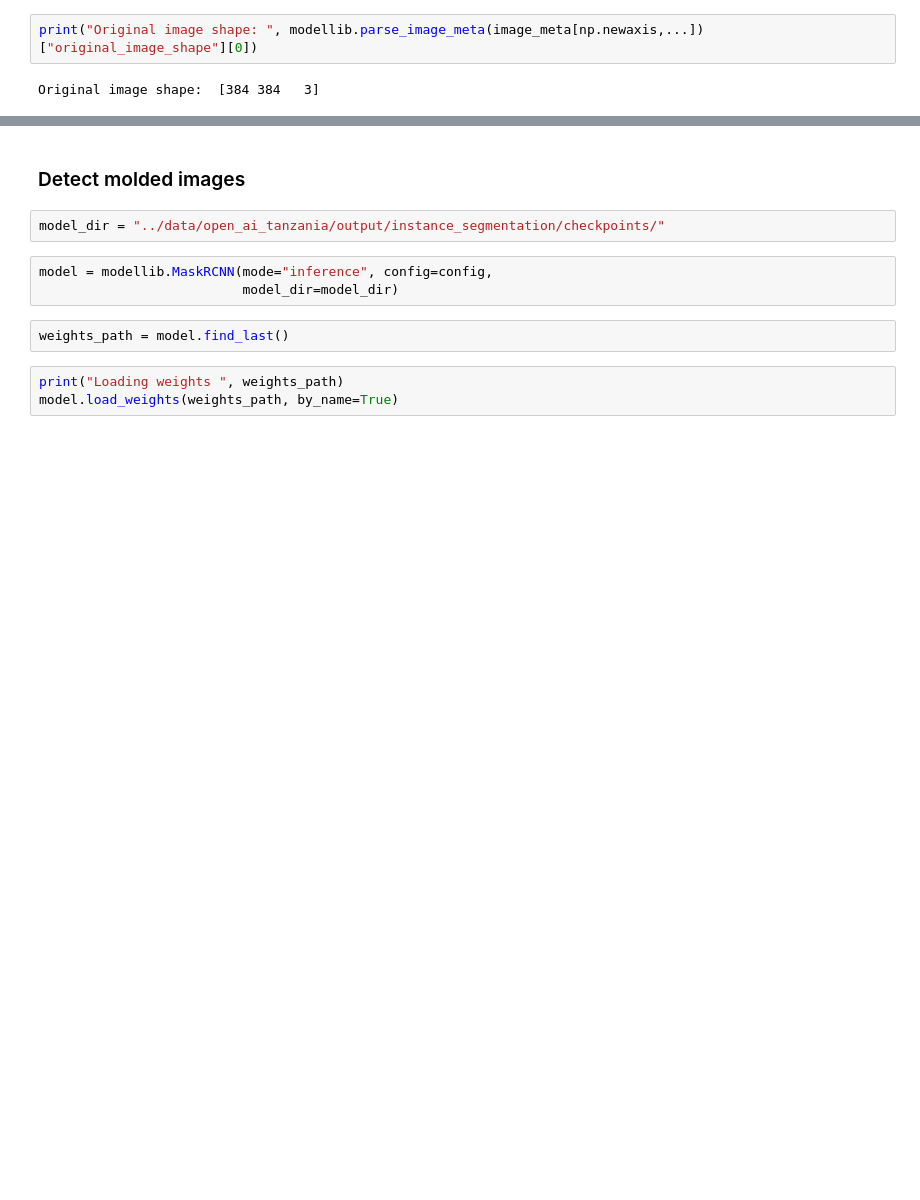
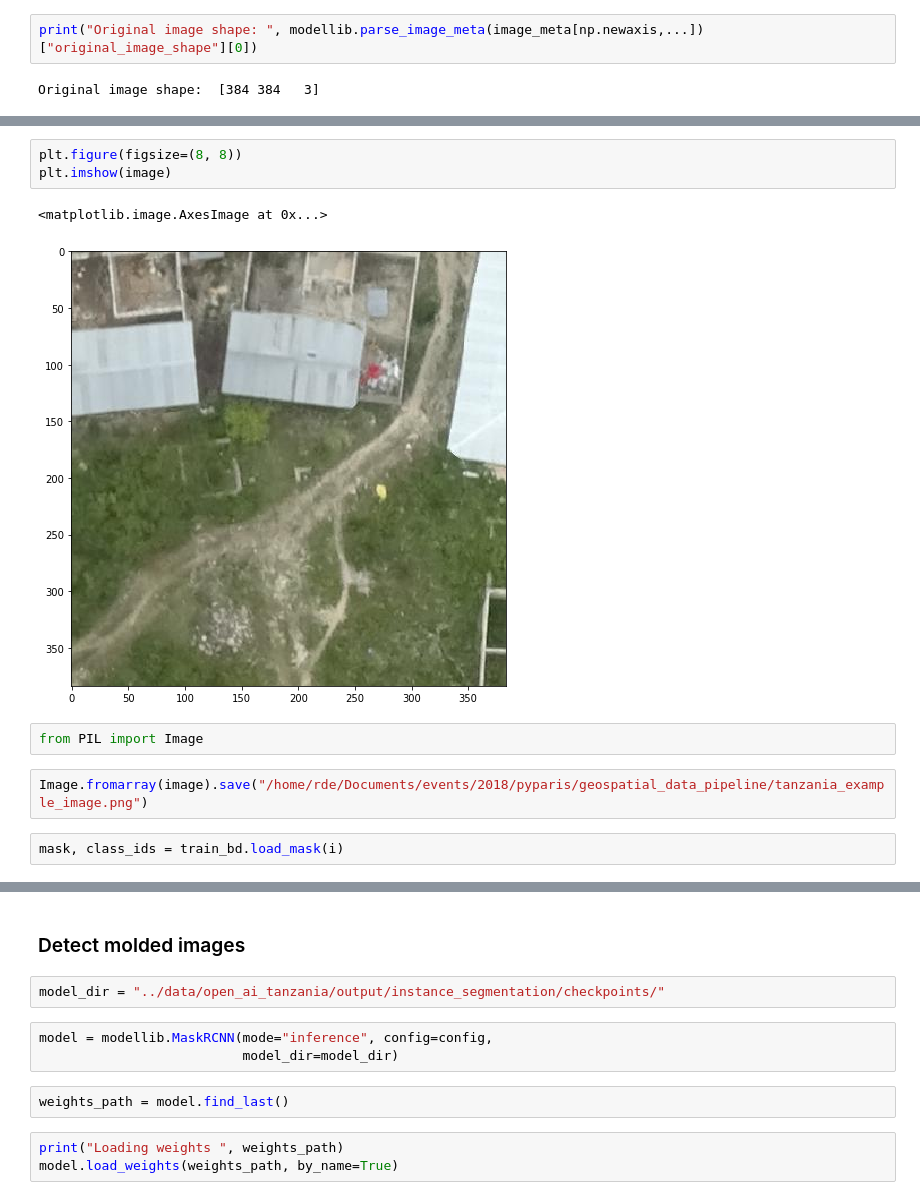
Before and after one commit to Oslandia/tanzania-challenge, a Jupyter notebook: example/building_model.ipynb, the cells around one changed output, grey strips where cells are left out. Saved outputs shown, nothing was run; the diff lists cells and outputs as text; blank space fills up the shorter version.

Commit message:
examples: updates notebooks

```diff
--- a/example/building_model.ipynb
+++ b/example/building_model.ipynb
@@ -236,0 +361,12 @@ visualize.display_instances(image, gt_bbox, gt_mask, gt_class_id, val_bd.class_n
+# %%
+plt.figure(figsize=(8, 8))
+plt.imshow(image)
+# %% [output]
+<matplotlib.image.AxesImage at 0x...>
+[figure, added]
+# %%
+from PIL import Image
+# %%
+Image.fromarray(image).save("/home/rde/Documents/events/2018/pyparis/geospatial_data_pipeline/tanzania_example_image.png")
+# %%
+mask, class_ids = train_bd.load_mask(i)
```
Also changed, not shown: parts of 42 cells of this notebook, 1 other file.
